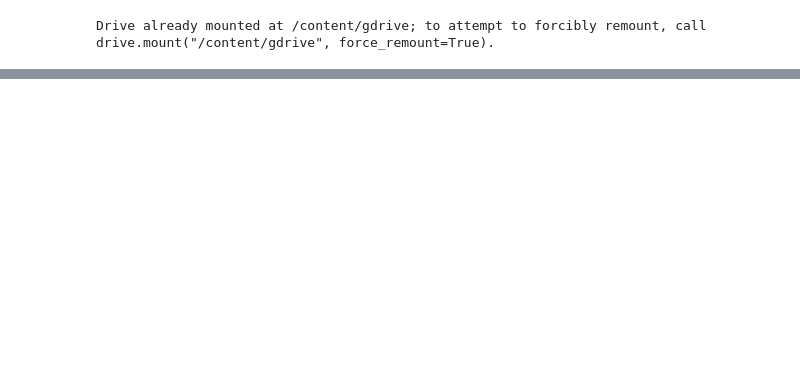
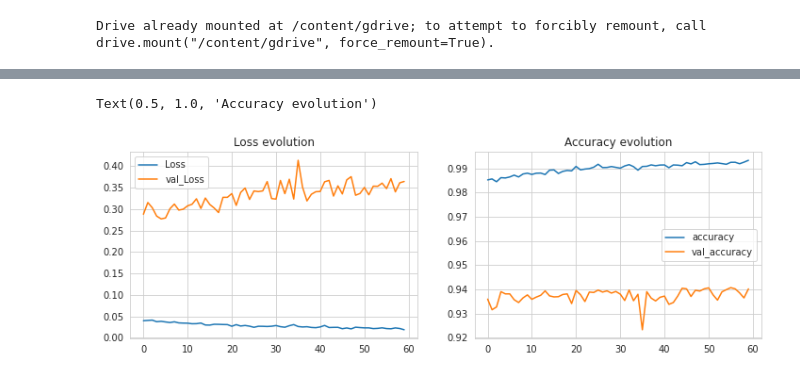
Before and after one commit to qorird/UAS-AI, a Jupyter notebook: Fashion_MNIST_Deep_Learning.ipynb, the cells around one changed output, grey strips where cells are left out. Cells and saved outputs as stored; diff of their text form; code cells hidden in the pictures; blank space fills up the shorter version.

```diff
--- a/Fashion_MNIST_Deep_Learning.ipynb
+++ b/Fashion_MNIST_Deep_Learning.ipynb
@@ -210,0 +212,4 @@ model = Model(inputs=inputs, outputs=outputs)
+# %%
+from sklearn.model_selection import train_test_split
+
+X_train, X_validate, y_train, y_validate = train_test_split(X_train, y_train, test_size=0.2, random_state=42)
@@ -210,0 +222,5 @@ model = Model(inputs=inputs, outputs=outputs)
+# %%
+# * unpack the tuple
+X_train = X_train.reshape(X_train.shape[0], * (28, 28, 1))
+X_test = X_test.reshape(X_test.shape[0], * (28, 28, 1))
+X_validate = X_validate.reshape(X_validate.shape[0], * (28, 28, 1))
@@ -210,0 +277,19 @@ model = Model(inputs=inputs, outputs=outputs)
+# %%
+METRICS = [
+    'accuracy',
+    tf.keras.metrics.Precision(name='precision'),
+    tf.keras.metrics.Recall(name='recall')
+]
+
+cnn_model.compile(loss ='sparse_categorical_crossentropy', optimizer='adam' ,metrics=['accuracy'])
+# %%
+epochs = 60
+batch_size = 512
+
+history = cnn_model.fit(
+    X_train, y_train,
+    batch_size=batch_size,
+    epochs=epochs,
+    verbose=1,
+    validation_data=(X_validate, y_validate)
+)
@@ -210,0 +314,17 @@ model = Model(inputs=inputs, outputs=outputs)
+# %%
+plt.figure(figsize=(12, 8))
+
+plt.subplot(2, 2, 1)
+plt.plot(history.history['loss'], label='Loss')
+plt.plot(history.history['val_loss'], label='val_Loss')
+plt.legend()
+plt.title('Loss evolution')
+
+plt.subplot(2, 2, 2)
+plt.plot(history.history['accuracy'], label='accuracy')
+plt.plot(history.history['val_accuracy'], label='val_accuracy')
+plt.legend()
+plt.title('Accuracy evolution')
+# %% [output]
+Text(0.5, 1.0, 'Accuracy evolution')
+[figure, added]
```
Also changed, not shown: parts of 41 cells of this notebook.
